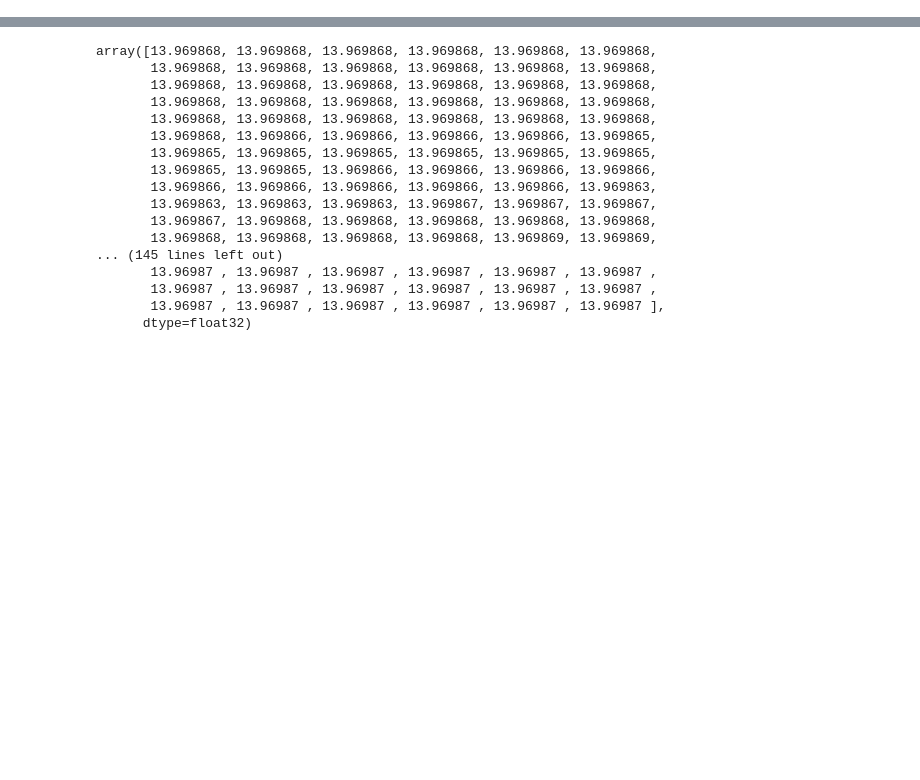
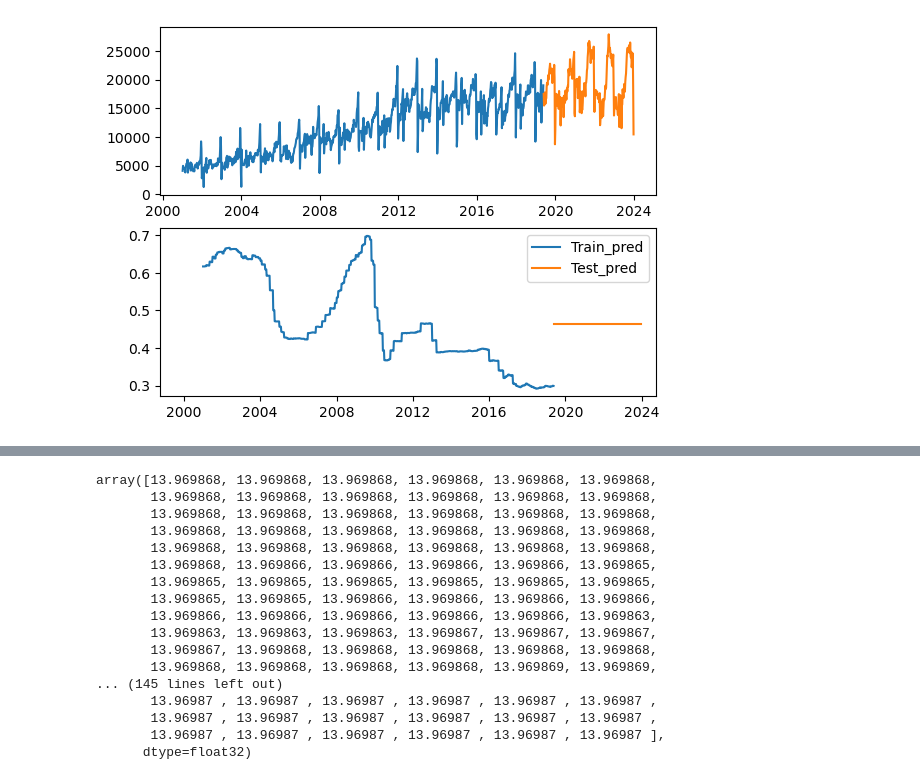
Before and after one commit to DataJakob/Various-School-Projects, a Jupyter notebook: Advanced Topics in Deep Learning/Feature_Enginneering.ipynb, the cells around one changed output, grey strips where cells are left out. Saved outputs shown, nothing was run; the diff lists cells and outputs as text; code cells hidden in the pictures; blank space fills up the shorter version.

```diff
--- a/Advanced Topics in Deep Learning/Feature_Enginneering.ipynb
+++ b/Advanced Topics in Deep Learning/Feature_Enginneering.ipynb
@@ -119,0 +91,13 @@ Epoch 50/50
+# %%
+fig,ax = plt.subplots(2)
+ax[0].plot(y_train, label='Train')
+ax[0].plot(y_test, label='Test')
+
+ax[1].plot(X_train.index, train_pred, label='Train_pred')
+ax[1].set_xlim(10500,20000)
+ax[1].plot(X_test.index, test_pred, label='Test_pred')
+
+plt.legend()
+plt.show()
+# %% [output]
+[figure, added]
```
Also changed, not shown: parts of 20 cells of this notebook.
